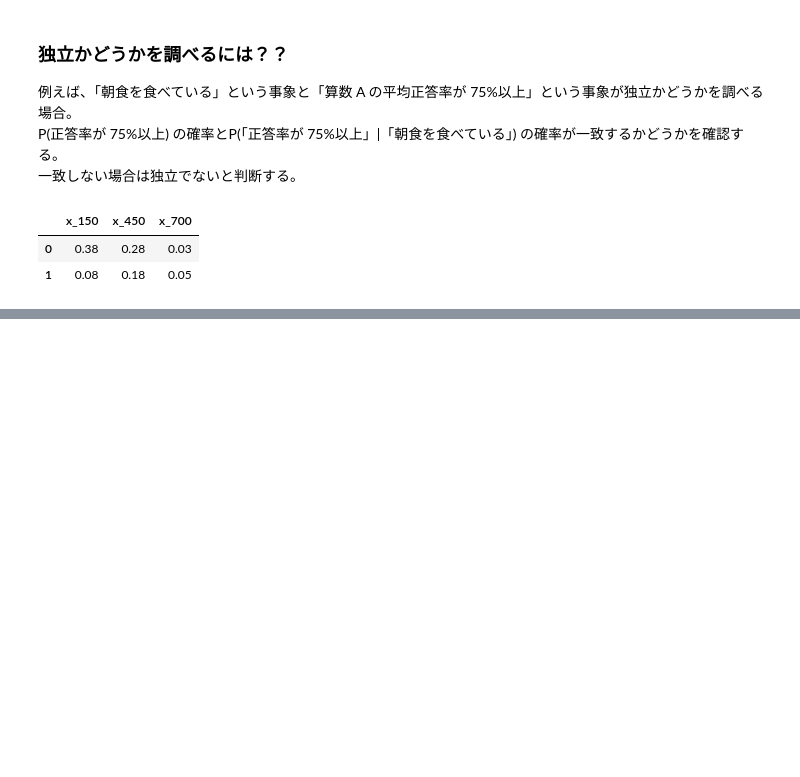
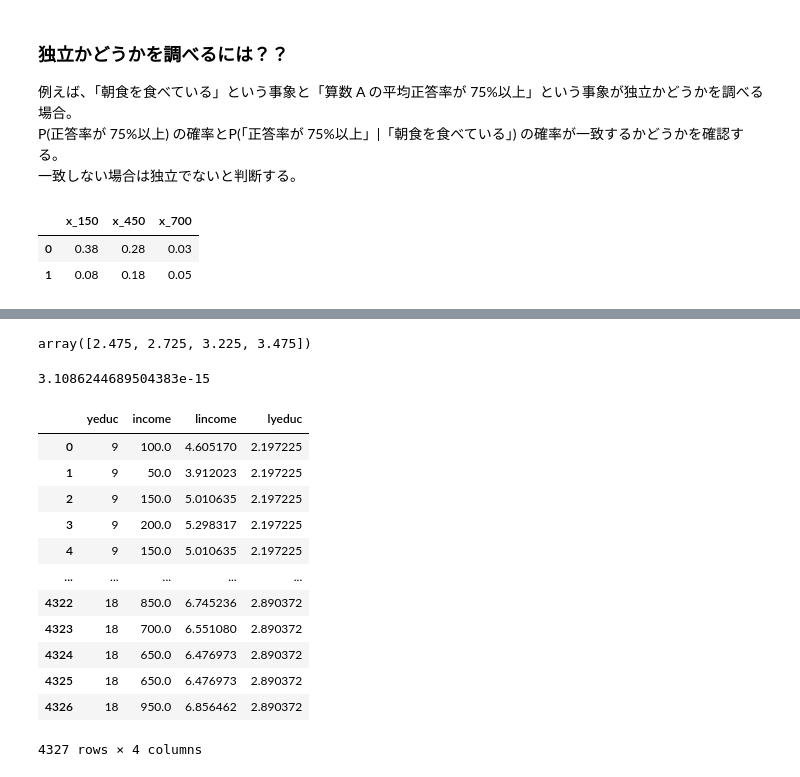
Before and after one commit to kiichiro173/statistic, a Jupyter notebook: 計量経済学の第一歩/練習問題.ipynb, the cells around one changed output, grey strips where cells are left out. Cells and saved outputs as stored; diff of their text form; code cells hidden in the pictures; blank space fills up the shorter version.

```diff
--- a/計量経済学の第一歩/練習問題.ipynb
+++ b/計量経済学の第一歩/練習問題.ipynb
@@ -118,0 +218,27 @@ pd.DataFrame(data)
+# %%
+results.predict()
+# %% [output]
+array([2.475, 2.725, 3.225, 3.475])
+# %%
+sum([i - j for i, j in zip(y, results.predict())])
+# %% [output]
+3.1086244689504383e-15
+# %%
+path = "csv/5_1_income.csv"
+df = pd.read_csv(path)
+# %%
+df
+# %% [output]
+|  | yeduc | income | lincome | lyeduc |
+| 0 | 9 | 100.0 | 4.605170 | 2.197225 |
+| 1 | 9 | 50.0 | 3.912023 | 2.197225 |
+| 2 | 9 | 150.0 | 5.010635 | 2.197225 |
+| 3 | 9 | 200.0 | 5.298317 | 2.197225 |
+| 4 | 9 | 150.0 | 5.010635 | 2.197225 |
+| ... | ... | ... | ... | ... |
+| 4322 | 18 | 850.0 | 6.745236 | 2.890372 |
+| 4323 | 18 | 700.0 | 6.551080 | 2.890372 |
+| 4324 | 18 | 650.0 | 6.476973 | 2.890372 |
+| 4325 | 18 | 650.0 | 6.476973 | 2.890372 |
+| 4326 | 18 | 950.0 | 6.856462 | 2.890372 |
+4327 rows × 4 columns
```
Also changed, not shown: parts of 57 cells of this notebook, 1 other file.
